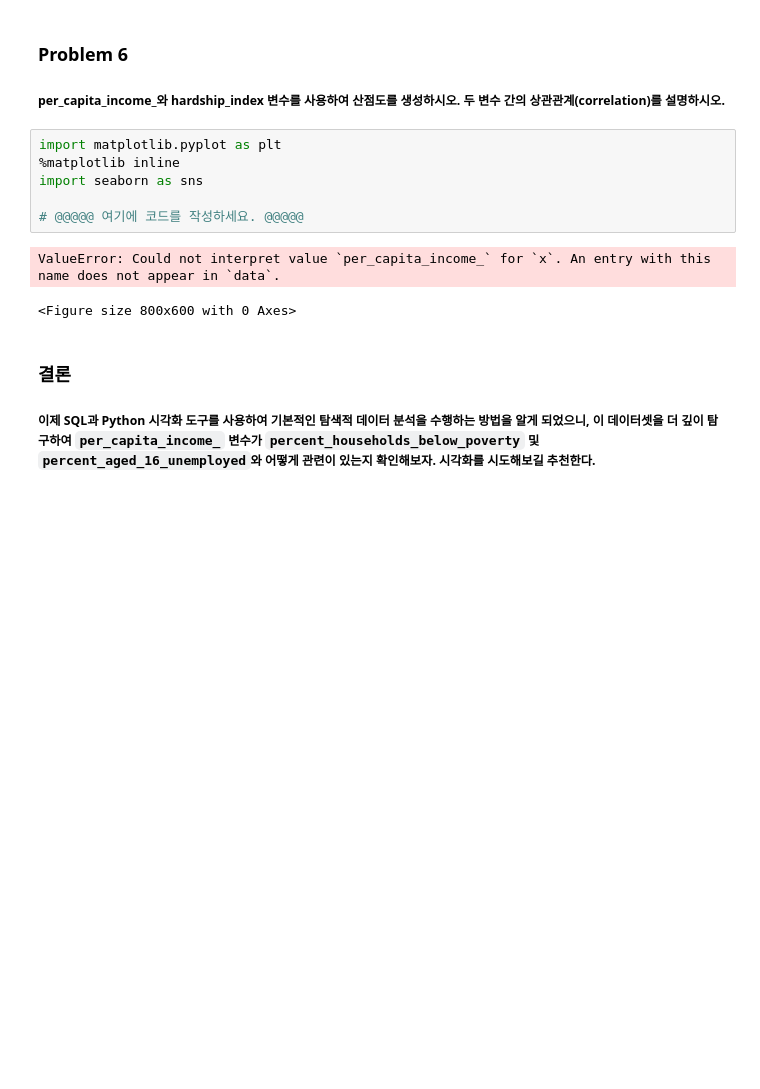
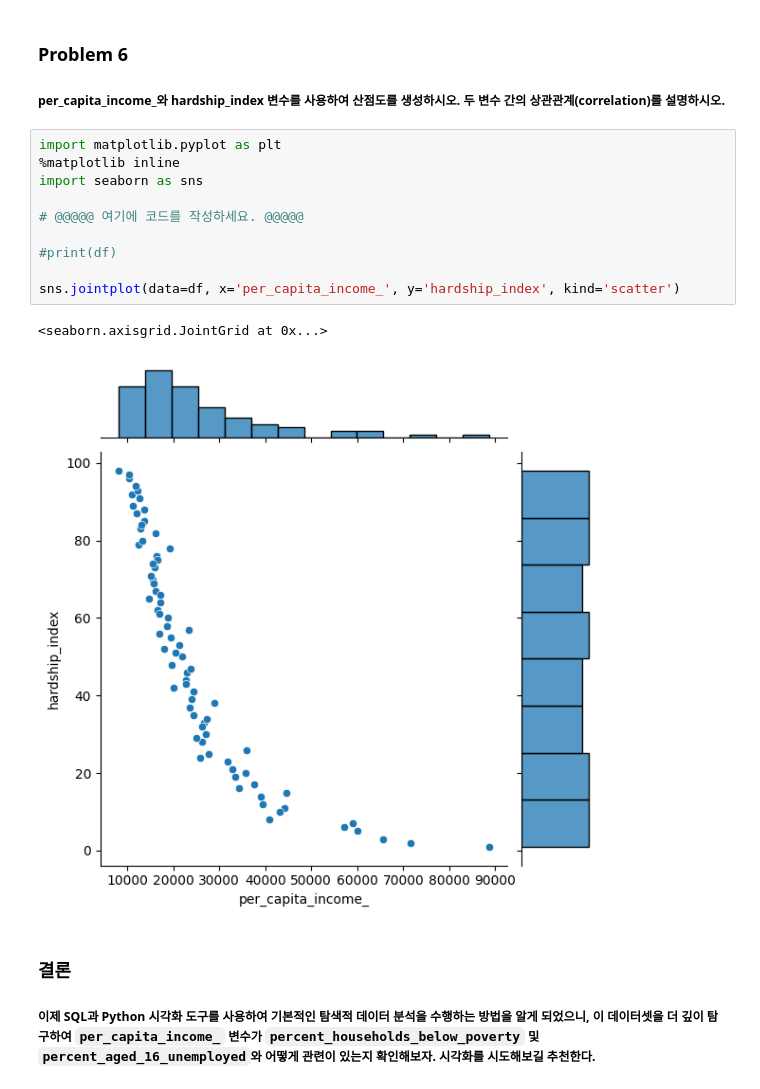
Before and after one commit to yurikanade9/datab, a Jupyter notebook: 실습04_Analyzing_a_real_world_data_set_with_SQL_and_Python;시카고_사회경제지표_배포.ipynb, the cells around one changed output. Cells and saved outputs as stored; diff of their text form; blank space fills up the shorter version.

```diff
--- a/실습04_Analyzing_a_real_world_data_set_with_SQL_and_Python;시카고_사회경제지표_배포.ipynb
+++ b/실습04_Analyzing_a_real_world_data_set_with_SQL_and_Python;시카고_사회경제지표_배포.ipynb
@@ -156,12 +156,16 @@ Done.
 # %%
 import matplotlib.pyplot as plt
 %matplotlib inline
 import seaborn as sns
 
 # @@@@@ 여기에 코드를 작성하세요. @@@@@
+
+#print(df)
+
+sns.jointplot(data=df, x='per_capita_income_', y='hardship_index', kind='scatter')
 # %% [output]
-ValueError: Could not interpret value `per_capita_income_` for `x`. An entry with this name does not appear in `data`.
+<seaborn.axisgrid.JointGrid at 0x...>
-<Figure size 800x600 with 0 Axes>
+[figure, added]
 # %% [markdown]
 ### 결론
 
```
